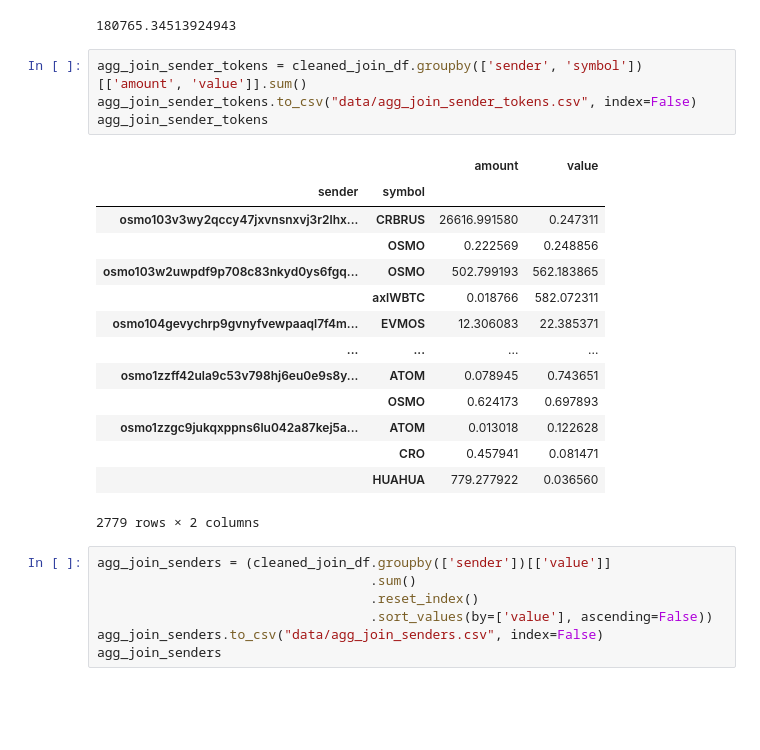
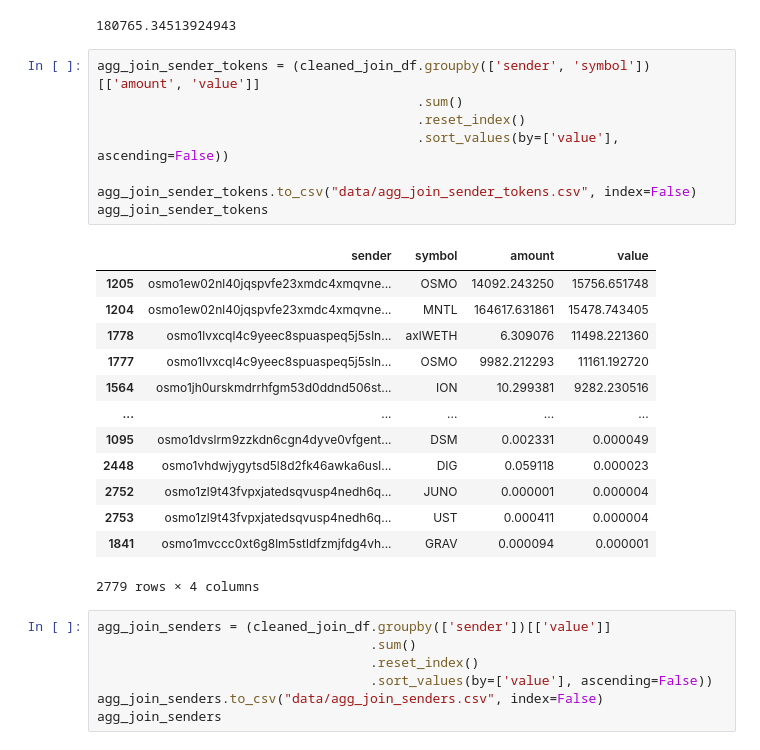
Before and after one commit to HathorNodes/osmosis_nitrogen_assessment, a Jupyter notebook: Osmosis Exploit Analysis.ipynb, the cells around one changed output. Saved outputs shown, nothing was run; the diff lists cells and outputs as text; blank space fills up the shorter version.

Commit message:
Changed agg_join_sender_tokens to match style of other aggs.

```diff
--- a/Osmosis Exploit Analysis.ipynb
+++ b/Osmosis Exploit Analysis.ipynb
@@ -219,24 +219,27 @@ agg_join_value
 # %% [output]
 180765.34513924943
 # %%
-agg_join_sender_tokens = cleaned_join_df.groupby(['sender', 'symbol'])[['amount', 'value']].sum()
+agg_join_sender_tokens = (cleaned_join_df.groupby(['sender', 'symbol'])[['amount', 'value']]
+                                         .sum()
+                                         .reset_index()
+                                         .sort_values(by=['value'], ascending=False))
+
 agg_join_sender_tokens.to_csv("data/agg_join_sender_tokens.csv", index=False)
 agg_join_sender_tokens
 # %% [output]
-|  |  | amount | value |
-| sender | symbol |  |  |
-| osmo103v3wy2qccy47jxvnsnxvj3r2lhx... | CRBRUS | 26616.991580 | 0.247311 |
-|  | OSMO | 0.222569 | 0.248856 |
-| osmo103w2uwpdf9p708c83nkyd0ys6fgq... | OSMO | 502.799193 | 562.183865 |
-|  | axlWBTC | 0.018766 | 582.072311 |
-| osmo104gevychrp9gvnyfvewpaaql7f4m... | EVMOS | 12.306083 | 22.385371 |
-| ... | ... | ... | ... |
-| osmo1zzff42ula9c53v798hj6eu0e9s8y... | ATOM | 0.078945 | 0.743651 |
-|  | OSMO | 0.624173 | 0.697893 |
-| osmo1zzgc9jukqxppns6lu042a87kej5a... | ATOM | 0.013018 | 0.122628 |
-|  | CRO | 0.457941 | 0.081471 |
-|  | HUAHUA | 779.277922 | 0.036560 |
+|  | sender | symbol | amount | value |
+| 1205 | osmo1ew02nl40jqspvfe23xmdc4xmqvne... | OSMO | 14092.243250 | 15756.651748 |
+| 1204 | osmo1ew02nl40jqspvfe23xmdc4xmqvne... | MNTL | 164617.631861 | 15478.743405 |
+| 1778 | osmo1lvxcql4c9yeec8spuaspeq5j5sln... | axlWETH | 6.309076 | 11498.221360 |
+| 1777 | osmo1lvxcql4c9yeec8spuaspeq5j5sln... | OSMO | 9982.212293 | 11161.192720 |
+| 1564 | osmo1jh0urskmdrrhfgm53d0ddnd506st... | ION | 10.299381 | 9282.230516 |
+| ... | ... | ... | ... | ... |
+| 1095 | osmo1dvslrm9zzkdn6cgn4dyve0vfgent... | DSM | 0.002331 | 0.000049 |
+| 2448 | osmo1vhdwjygytsd5l8d2fk46awka6usl... | DIG | 0.059118 | 0.000023 |
+| 2752 | osmo1zl9t43fvpxjatedsqvusp4nedh6q... | JUNO | 0.000001 | 0.000004 |
+| 2753 | osmo1zl9t43fvpxjatedsqvusp4nedh6q... | UST | 0.000411 | 0.000004 |
+| 1841 | osmo1mvccc0xt6g8lm5stldfzmjfdg4vh... | GRAV | 0.000094 | 0.000001 |
-2779 rows × 2 columns
+2779 rows × 4 columns
 # %%
 agg_join_senders = (cleaned_join_df.groupby(['sender'])[['value']]
                                    .sum()
```
Also changed, not shown: 1 other file.
